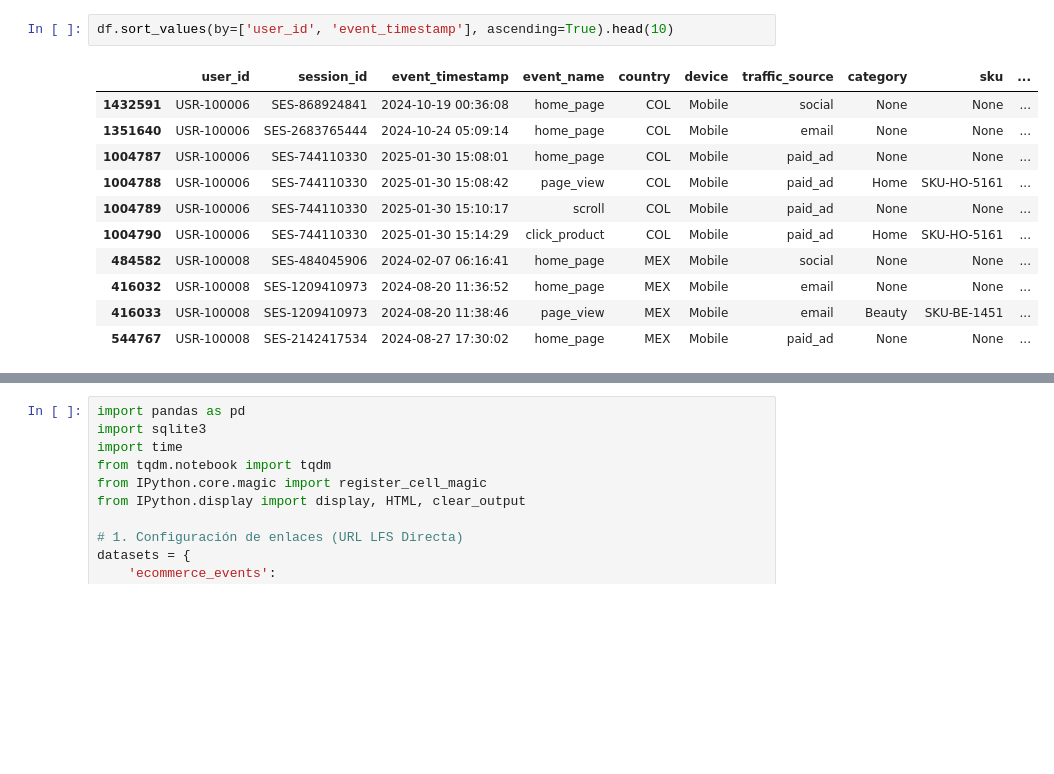
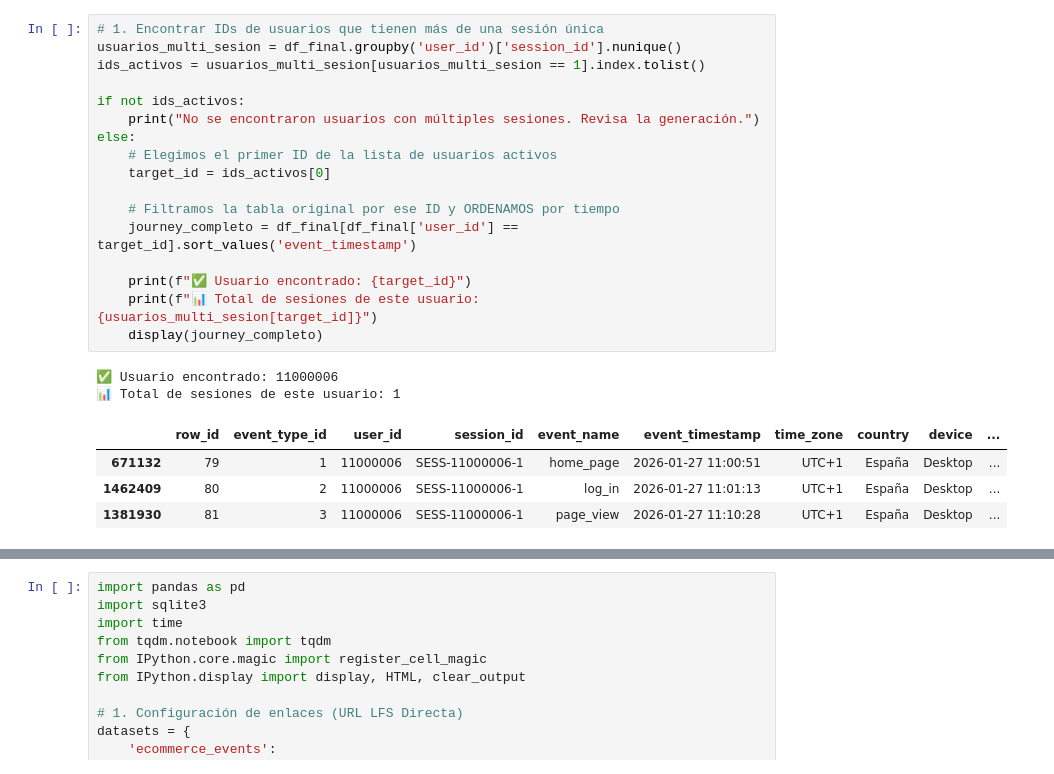
Before and after one commit to hector1994/e_commerce_funnel_data_generator, a Jupyter notebook: customer_journey_data_generator.ipynb, the cells around one changed output, grey strips where cells are left out. Cells and saved outputs as stored; diff of their text form; blank space fills up the shorter version.

```diff
--- a/customer_journey_data_generator.ipynb
+++ b/customer_journey_data_generator.ipynb
@@ -123,14 +88,24 @@ Sesiones únicas: 463095
 # %%
-df.sort_values(by=['user_id', 'event_timestamp'], ascending=True).head(10)
+# 1. Encontrar IDs de usuarios que tienen más de una sesión única
+usuarios_multi_sesion = df_final.groupby('user_id')['session_id'].nunique()
+ids_activos = usuarios_multi_sesion[usuarios_multi_sesion == 1].index.tolist()
+
+if not ids_activos:
+    print("No se encontraron usuarios con múltiples sesiones. Revisa la generación.")
+else:
+    # Elegimos el primer ID de la lista de usuarios activos
+    target_id = ids_activos[0]
+
+    # Filtramos la tabla original por ese ID y ORDENAMOS por tiempo
+    journey_completo = df_final[df_final['user_id'] == target_id].sort_values('event_timestamp')
+
+    print(f"✅ Usuario encontrado: {target_id}")
+    print(f"📊 Total de sesiones de este usuario: {usuarios_multi_sesion[target_id]}")
+    display(journey_completo)
 # %% [output]
+✅ Usuario encontrado: 11000006
+📊 Total de sesiones de este usuario: 1
-|  | user_id | session_id | event_timestamp | event_name | country | device | traffic_source | category | sku | ... |
-| 1432591 | USR-100006 | SES-868924841 | 2024-10-19 00:36:08 | home_page | COL | Mobile | social | None | None | ... |
-| 1351640 | USR-100006 | SES-2683765444 | 2024-10-24 05:09:14 | home_page | COL | Mobile | email | None | None | ... |
-| 1004787 | USR-100006 | SES-744110330 | 2025-01-30 15:08:01 | home_page | COL | Mobile | paid_ad | None | None | ... |
-| 1004788 | USR-100006 | SES-744110330 | 2025-01-30 15:08:42 | page_view | COL | Mobile | paid_ad | Home | SKU-HO-5161 | ... |
-| 1004789 | USR-100006 | SES-744110330 | 2025-01-30 15:10:17 | scroll | COL | Mobile | paid_ad | None | None | ... |
-| 1004790 | USR-100006 | SES-744110330 | 2025-01-30 15:14:29 | click_product | COL | Mobile | paid_ad | Home | SKU-HO-5161 | ... |
-| 484582 | USR-100008 | SES-484045906 | 2024-02-07 06:16:41 | home_page | MEX | Mobile | social | None | None | ... |
-| 416032 | USR-100008 | SES-1209410973 | 2024-08-20 11:36:52 | home_page | MEX | Mobile | email | None | None | ... |
-| 416033 | USR-100008 | SES-1209410973 | 2024-08-20 11:38:46 | page_view | MEX | Mobile | email | Beauty | SKU-BE-1451 | ... |
-| 544767 | USR-100008 | SES-2142417534 | 2024-08-27 17:30:02 | home_page | MEX | Mobile | paid_ad | None | None | ... |
+|  | row_id | event_type_id | user_id | session_id | event_name | event_timestamp | time_zone | country | device | ... |
+| 671132 | 79 | 1 | 11000006 | SESS-11000006-1 | home_page | 2026-01-27 11:00:51 | UTC+1 | España | Desktop | ... |
+| 1462409 | 80 | 2 | 11000006 | SESS-11000006-1 | log_in | 2026-01-27 11:01:13 | UTC+1 | España | Desktop | ... |
+| 1381930 | 81 | 3 | 11000006 | SESS-11000006-1 | page_view | 2026-01-27 11:10:28 | UTC+1 | España | Desktop | ... |
```
Also changed, not shown: parts of 3 cells of this notebook.
